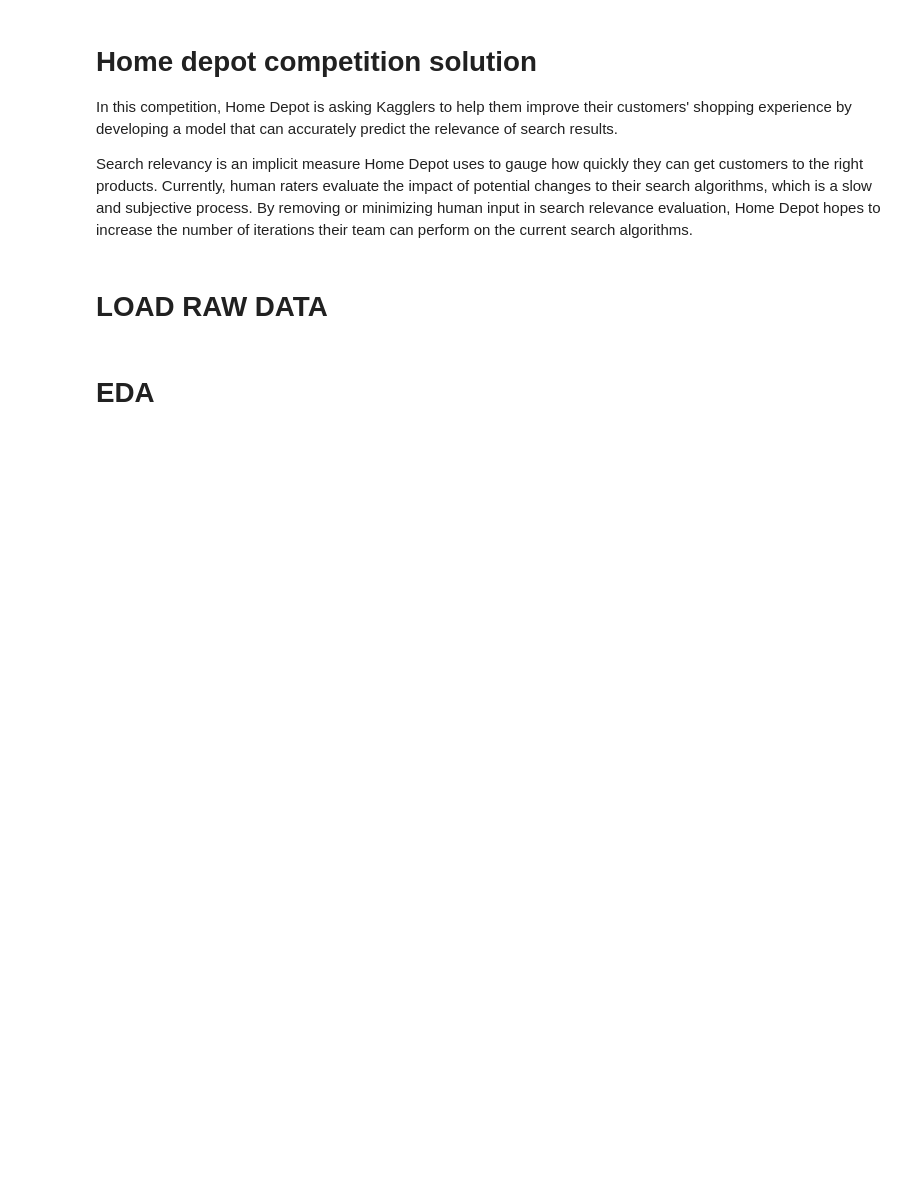
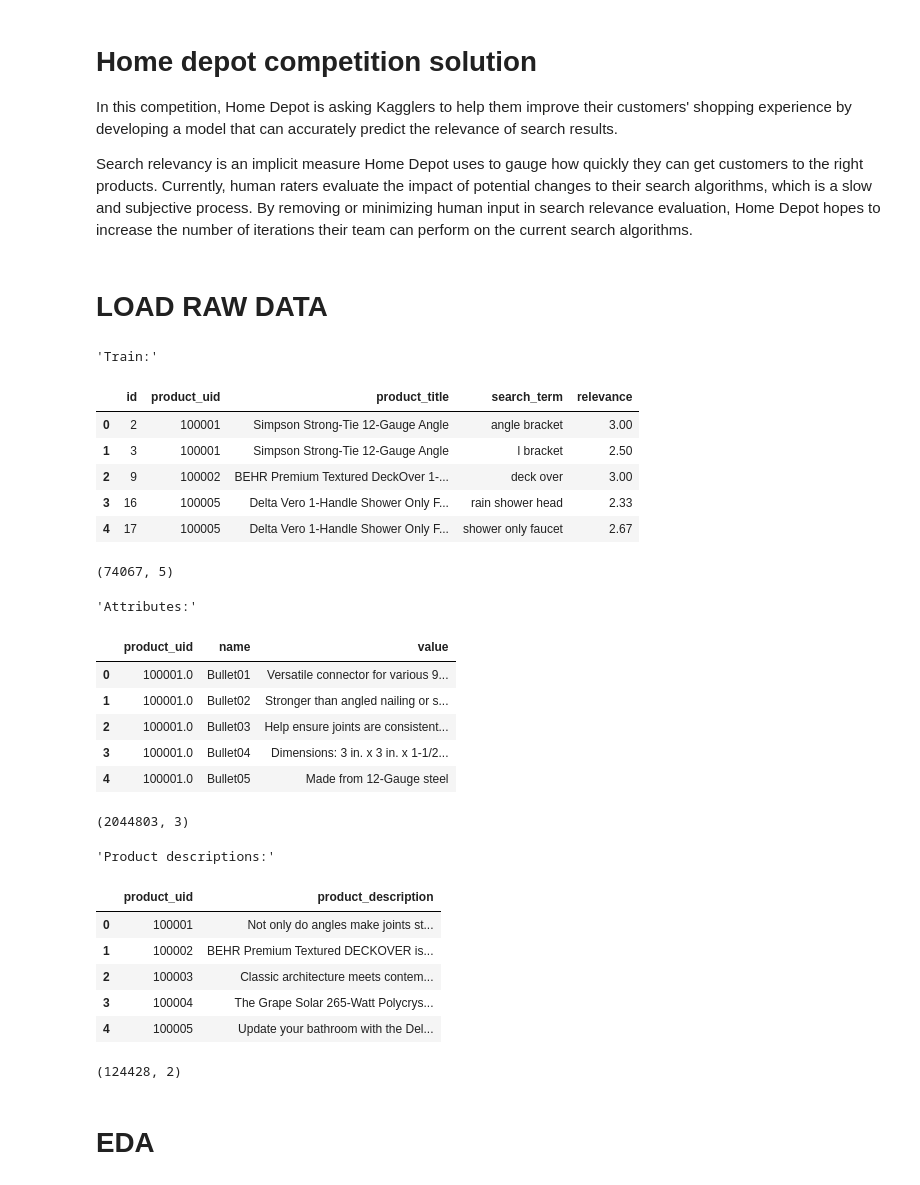
Before and after one commit to zeyger/home-depot, a Jupyter notebook: notebooks/home-depot.ipynb, the cells around one changed output. Drawn from its saved outputs; the diff is of its cells as text; code cells hidden in the pictures; blank space fills up the shorter version.

```diff
--- a/notebooks/home-depot.ipynb
+++ b/notebooks/home-depot.ipynb
@@ -50,13 +60,38 @@ preprocessed_data_path = "../data/processed/"
 # %%
 train = pd.read_csv(raw_data_path + "train.csv", encoding="ISO-8859-1")
 attributes = pd.read_csv(
     raw_data_path + "attributes.csv", encoding="ISO-8859-1")
 descriptions = pd.read_csv(
-    #raw_data_path + "product_descriptions.csv", encoding="ISO-8859-1")
+    raw_data_path + "product_descriptions.csv", encoding="ISO-8859-1")
 
 display("Train:", train.head(), train.shape)
 display("Attributes:", attributes.head(), attributes.shape)
 display("Product descriptions:", descriptions.head(), descriptions.shape)
+# %% [output]
+'Train:'
+|  | id | product_uid | product_title | search_term | relevance |
+| 0 | 2 | 100001 | Simpson Strong-Tie 12-Gauge Angle | angle bracket | 3.00 |
+| 1 | 3 | 100001 | Simpson Strong-Tie 12-Gauge Angle | l bracket | 2.50 |
+| 2 | 9 | 100002 | BEHR Premium Textured DeckOver 1-... | deck over | 3.00 |
+| 3 | 16 | 100005 | Delta Vero 1-Handle Shower Only F... | rain shower head | 2.33 |
+| 4 | 17 | 100005 | Delta Vero 1-Handle Shower Only F... | shower only faucet | 2.67 |
+(74067, 5)
+'Attributes:'
+|  | product_uid | name | value |
+| 0 | 100001.0 | Bullet01 | Versatile connector for various 9... |
+| 1 | 100001.0 | Bullet02 | Stronger than angled nailing or s... |
+| 2 | 100001.0 | Bullet03 | Help ensure joints are consistent... |
+| 3 | 100001.0 | Bullet04 | Dimensions: 3 in. x 3 in. x 1-1/2... |
+| 4 | 100001.0 | Bullet05 | Made from 12-Gauge steel |
+(2044803, 3)
+'Product descriptions:'
+|  | product_uid | product_description |
+| 0 | 100001 | Not only do angles make joints st... |
+| 1 | 100002 | BEHR Premium Textured DECKOVER is... |
+| 2 | 100003 | Classic architecture meets contem... |
+| 3 | 100004 | The Grape Solar 265-Watt Polycrys... |
+| 4 | 100005 | Update your bathroom with the Del... |
+(124428, 2)
 # %% [markdown]
 # EDA
 # %% [markdown]
```
Also changed, not shown: parts of 21 cells of this notebook.
